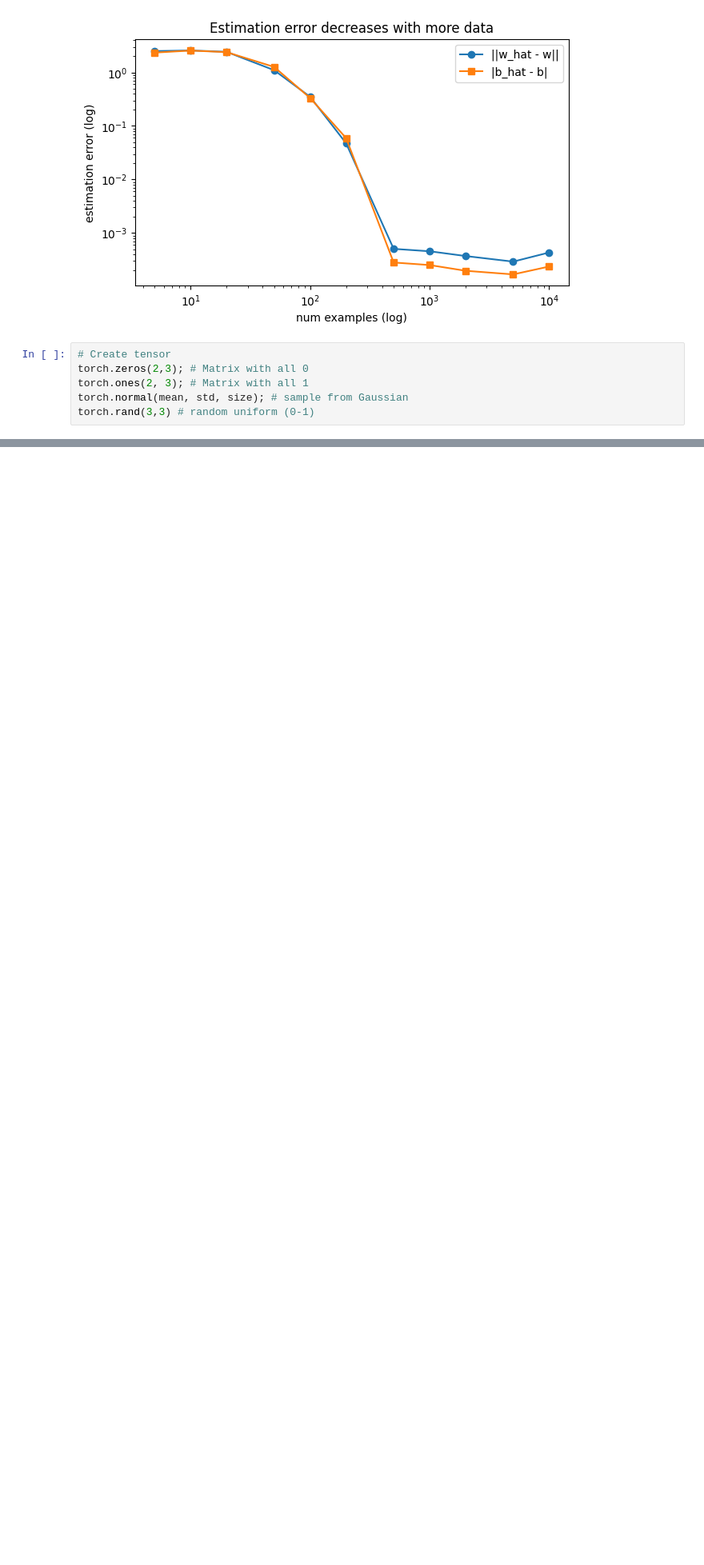
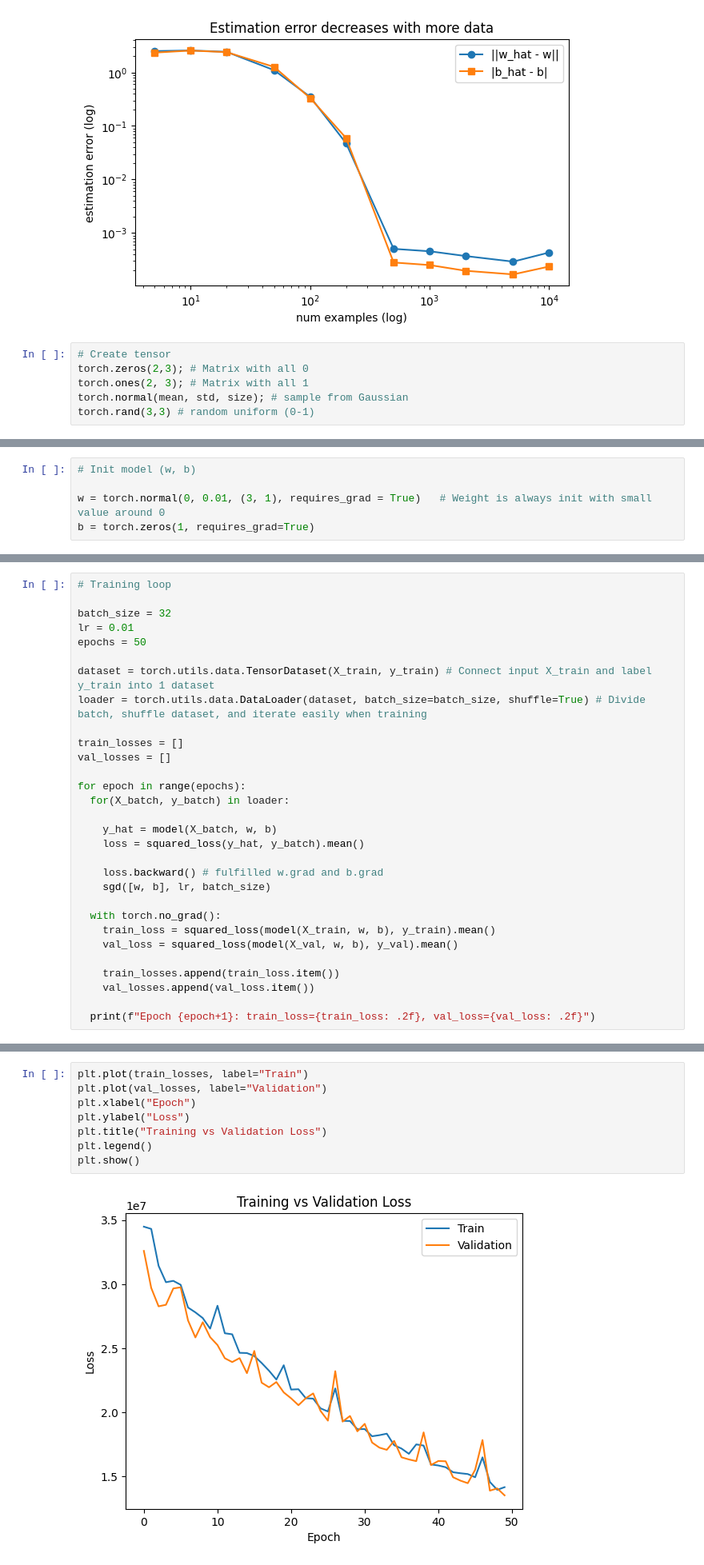
Before and after one commit to heoconngoc/Daily-Problems, a Jupyter notebook: 3_Linear_Neural_Networks_for_Regression.ipynb, the cells around one changed output, grey strips where cells are left out. Shown at 80% size. Drawn from its saved outputs; the diff is of its cells as text; blank space fills up the shorter version.

```diff
--- a/3_Linear_Neural_Networks_for_Regression.ipynb
+++ b/3_Linear_Neural_Networks_for_Regression.ipynb
@@ -355,0 +412,5 @@ torch.rand(3,3) # random uniform (0-1)
+# %%
+# Init model (w, b)
+
+w = torch.normal(0, 0.01, (3, 1), requires_grad = True)   # Weight is always init with small value around 0
+b = torch.zeros(1, requires_grad=True)
@@ -355,0 +435,30 @@ torch.rand(3,3) # random uniform (0-1)
+# %%
+# Training loop
+
+batch_size = 32
+lr = 0.01
+epochs = 50
+
+dataset = torch.utils.data.TensorDataset(X_train, y_train) # Connect input X_train and label y_train into 1 dataset
+loader = torch.utils.data.DataLoader(dataset, batch_size=batch_size, shuffle=True) # Divide batch, shuffle dataset, and iterate easily when training
+
+train_losses = []
+val_losses = []
+
+for epoch in range(epochs):
+  for(X_batch, y_batch) in loader:
+
+    y_hat = model(X_batch, w, b)
+    loss = squared_loss(y_hat, y_batch).mean()
+
+    loss.backward() # fulfilled w.grad and b.grad
+    sgd([w, b], lr, batch_size)
+
+  with torch.no_grad():
+    train_loss = squared_loss(model(X_train, w, b), y_train).mean()
+    val_loss = squared_loss(model(X_val, w, b), y_val).mean()
+
+    train_losses.append(train_loss.item())
+    val_losses.append(val_loss.item())
+
+  print(f"Epoch {epoch+1}: train_loss={train_loss: .2f}, val_loss={val_loss: .2f}")
@@ -355,0 +496,10 @@ torch.rand(3,3) # random uniform (0-1)
+# %%
+plt.plot(train_losses, label="Train")
+plt.plot(val_losses, label="Validation")
+plt.xlabel("Epoch")
+plt.ylabel("Loss")
+plt.title("Training vs Validation Loss")
+plt.legend()
+plt.show()
+# %% [output]
+[figure, added]
```
Also changed, not shown: parts of 9 cells of this notebook.
